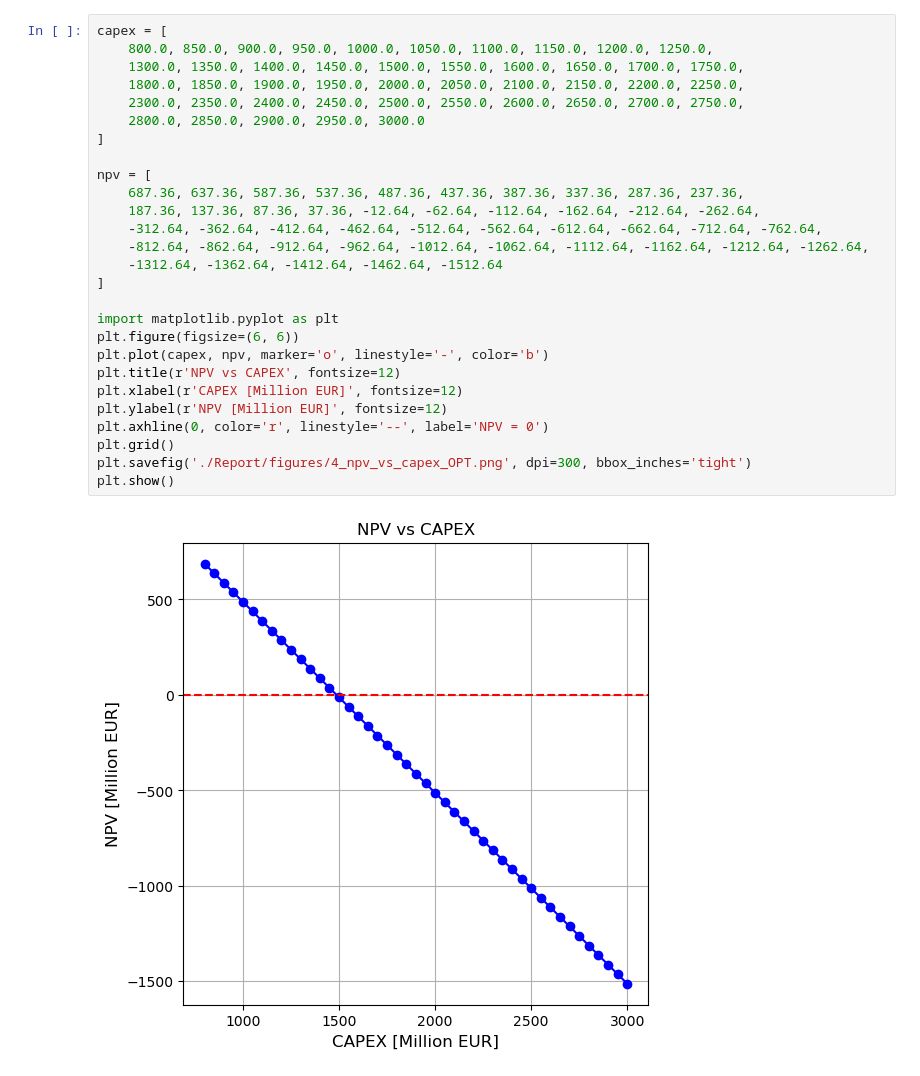
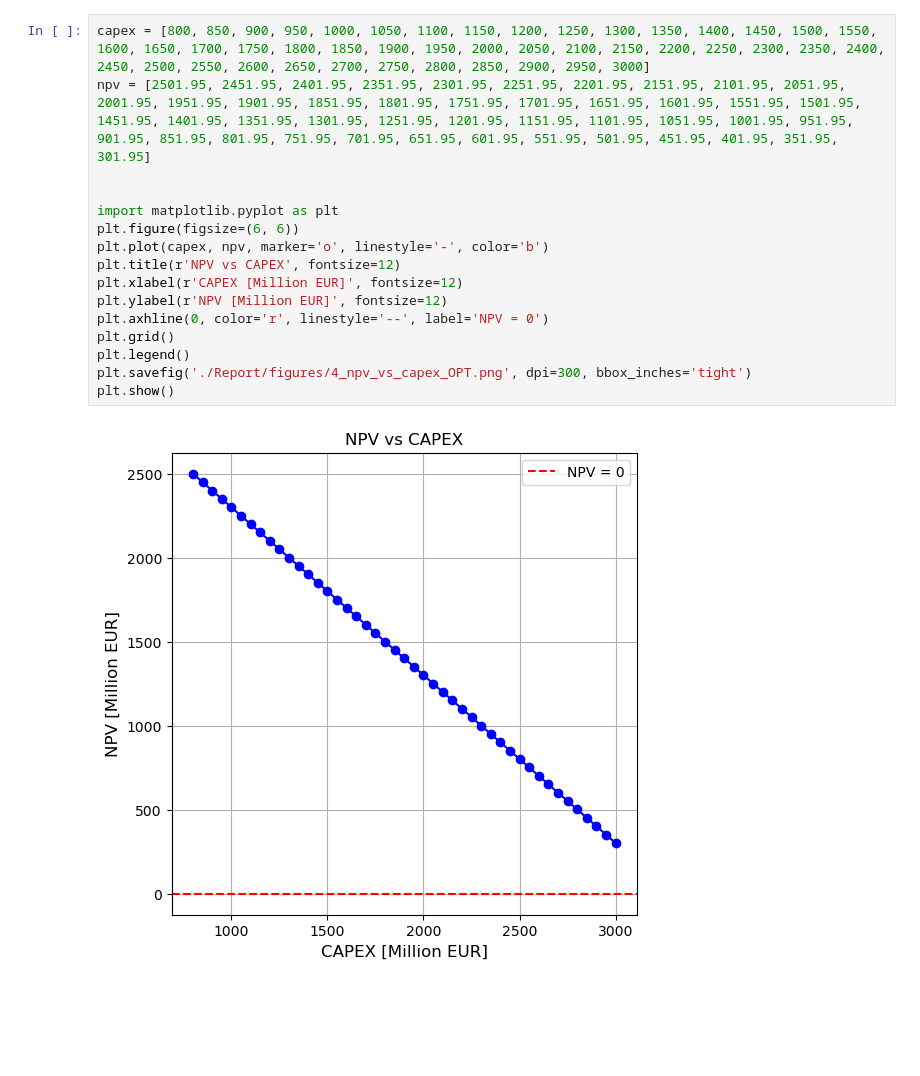
Before and after one commit to simo-pagliu/INRE, a Jupyter notebook: Financial_Plots_Optimized.ipynb, the cells around one changed output. Cells and saved outputs as stored; diff of their text form; blank space fills up the shorter version.

```diff
--- a/Financial_Plots_Optimized.ipynb
+++ b/Financial_Plots_Optimized.ipynb
@@ -1,30 +1,19 @@
 # %%
-capex = [
-    800.0, 850.0, 900.0, 950.0, 1000.0, 1050.0, 1100.0, 1150.0, 1200.0, 1250.0,
-    1300.0, 1350.0, 1400.0, 1450.0, 1500.0, 1550.0, 1600.0, 1650.0, 1700.0, 1750.0,
-    1800.0, 1850.0, 1900.0, 1950.0, 2000.0, 2050.0, 2100.0, 2150.0, 2200.0, 2250.0,
-    2300.0, 2350.0, 2400.0, 2450.0, 2500.0, 2550.0, 2600.0, 2650.0, 2700.0, 2750.0,
-    2800.0, 2850.0, 2900.0, 2950.0, 3000.0
-]
+capex = [800, 850, 900, 950, 1000, 1050, 1100, 1150, 1200, 1250, 1300, 1350, 1400, 1450, 1500, 1550, 1600, 1650, 1700, 1750, 1800, 1850, 1900, 1950, 2000, 2050, 2100, 2150, 2200, 2250, 2300, 2350, 2400, 2450, 2500, 2550, 2600, 2650, 2700, 2750, 2800, 2850, 2900, 2950, 3000]
+npv = [2501.95, 2451.95, 2401.95, 2351.95, 2301.95, 2251.95, 2201.95, 2151.95, 2101.95, 2051.95, 2001.95, 1951.95, 1901.95, 1851.95, 1801.95, 1751.95, 1701.95, 1651.95, 1601.95, 1551.95, 1501.95, 1451.95, 1401.95, 1351.95, 1301.95, 1251.95, 1201.95, 1151.95, 1101.95, 1051.95, 1001.95, 951.95, 901.95, 851.95, 801.95, 751.95, 701.95, 651.95, 601.95, 551.95, 501.95, 451.95, 401.95, 351.95, 301.95]
 
-npv = [
-    687.36, 637.36, 587.36, 537.36, 487.36, 437.36, 387.36, 337.36, 287.36, 237.36,
-    187.36, 137.36, 87.36, 37.36, -12.64, -62.64, -112.64, -162.64, -212.64, -262.64,
-    -312.64, -362.64, -412.64, -462.64, -512.64, -562.64, -612.64, -662.64, -712.64, -762.64,
-    -812.64, -862.64, -912.64, -962.64, -1012.64, -1062.64, -1112.64, -1162.64, -1212.64, -1262.64,
-    -1312.64, -1362.64, -1412.64, -1462.64, -1512.64
-]
 
 import matplotlib.pyplot as plt
 plt.figure(figsize=(6, 6))
 plt.plot(capex, npv, marker='o', linestyle='-', color='b')
 plt.title(r'NPV vs CAPEX', fontsize=12)
 plt.xlabel(r'CAPEX [Million EUR]', fontsize=12)
 plt.ylabel(r'NPV [Million EUR]', fontsize=12)
 plt.axhline(0, color='r', linestyle='--', label='NPV = 0')
 plt.grid()
+plt.legend()
 plt.savefig('./Report/figures/4_npv_vs_capex_OPT.png', dpi=300, bbox_inches='tight')
 plt.show()
 # %% [output]
-[figure, old version]
+[figure, new version]
 # %%
```
Also changed, not shown: parts of 3 cells of this notebook, 1 other file.
